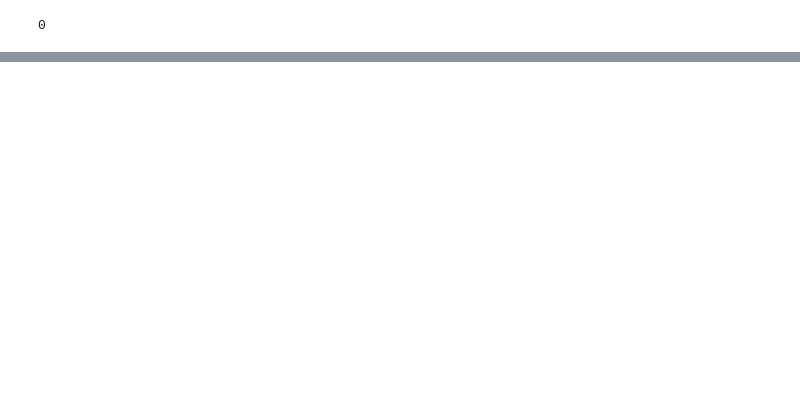
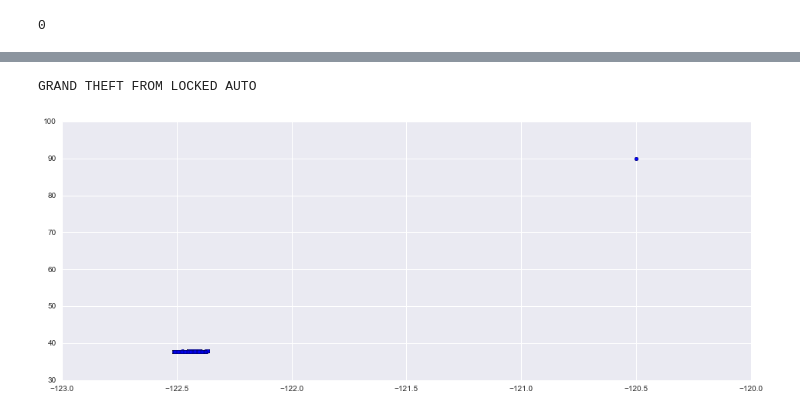
Before and after one commit to billmwong/DataScience16CYOA, a Jupyter notebook: data_exploration.ipynb, the cells around one changed output, grey strips where cells are left out. Drawn from its saved outputs; the diff is of its cells as text; code cells hidden in the pictures; blank space fills up the shorter version.

```diff
--- a/data_exploration.ipynb
+++ b/data_exploration.ipynb
@@ -84,12 +71,15 @@ train.DayOfWeek.value_counts()[:7].plot(kind='bar')
 # %%
 top50 = train.Descript.value_counts()[0:50]
-n = 49
+n = 0
 print top50.index[n]
-xs = list(train[(train.Descript==top50.index[n]) & (train.X < -122.0)].X)
-ys = list(train[(train.Descript==top50.index[n]) & (train.X < -122.0)].Y)
+xs = list(train[(train.Descript==top50.index[n])].X) #& (train.X < -122.0)].X)
+ys = list(train[(train.Descript==top50.index[n])].Y) #& (train.X < -122.0)].Y)
 
 plt.scatter(xs, ys, alpha=.3)
 plt.show()
+# %% [output]
+GRAND THEFT FROM LOCKED AUTO
+[figure, added]
 # %%
 # from matplotlib.font_manager import FontProperties
 
```
Also changed, not shown: parts of 7 cells of this notebook.
